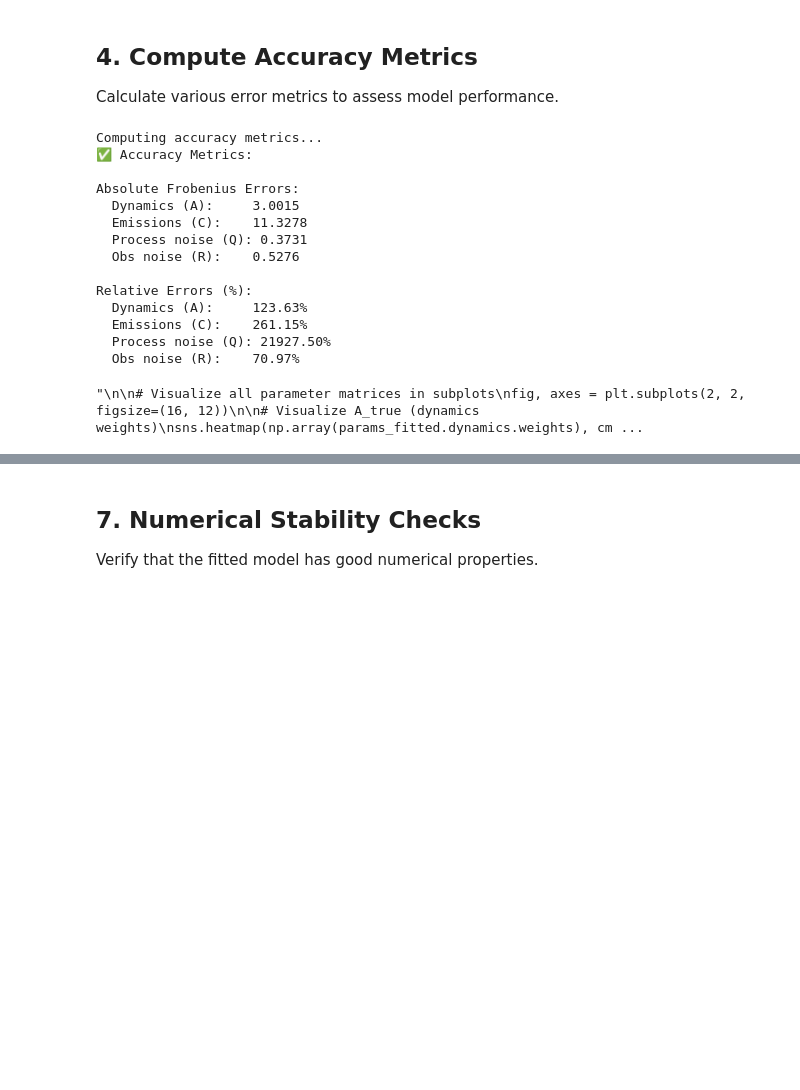
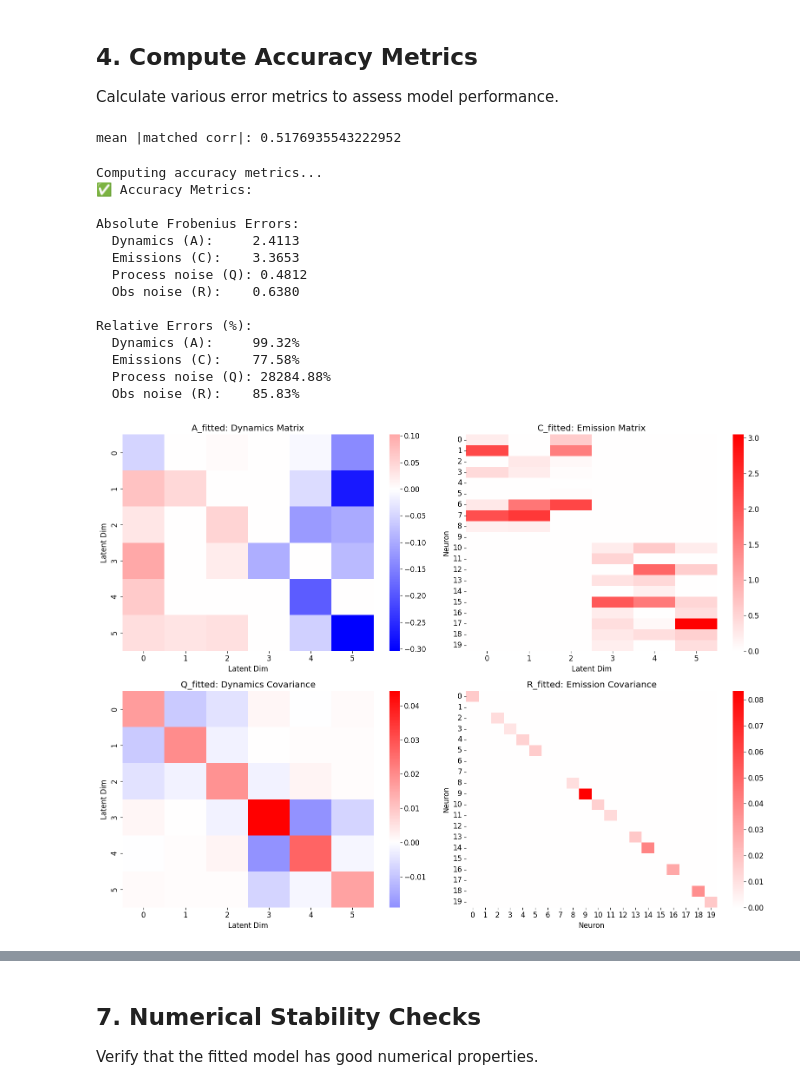
Before and after one commit to kasherri/CTDS, a Jupyter notebook: ctds_model_validation.ipynb, the cells around one changed output, grey strips where cells are left out. Cells and saved outputs as stored; diff of their text form; code cells hidden in the pictures; blank space fills up the shorter version.

Commit message:
proper C emissions update

```diff
--- a/ctds_model_validation.ipynb
+++ b/ctds_model_validation.ipynb
@@ -348,16 +348,29 @@ Text(0.5, 0, 'iteration')
 ## 4. Compute Accuracy Metrics
 
 Calculate various error metrics to assess model performance.
+# %%
+#First recover true parameters from fitted model
+A_rec, C_rec, Q_rec, info = align_single_region_ctds(
+    C_true, params_fitted.emissions.weights, params_fitted.dynamics.weights, params_fitted.dynamics.cov, block_sizes=ctds.constraints.cell_type_dimensions, ridge=1e-6
+)
+print("mean |matched corr|:", info["mean_abs_matched_corr"])
+# %% [output]
+mean |matched corr|: 0.5176935543222952
 # %%
 # Compute accuracy metrics
 print("Computing accuracy metrics...")
 
-# Frobenius norm errors for matrices
+
+A_error = jnp.linalg.norm(A_rec - A_true, 'fro')
+C_error = jnp.linalg.norm(C_rec - C_true, 'fro')
+Q_error = jnp.linalg.norm(Q_rec - Q_true, 'fro')
+R_error = jnp.linalg.norm(params_fitted.emissions.cov - R_true, 'fro')
+"""
 A_error = jnp.linalg.norm(params_fitted.dynamics.weights - A_true, 'fro')
 C_error = jnp.linalg.norm(params_fitted.emissions.weights - C_true, 'fro')
 Q_error = jnp.linalg.norm(params_fitted.dynamics.cov - Q_true, 'fro')
 R_error = jnp.linalg.norm(params_fitted.emissions.cov - R_true, 'fro')
-
+"""
 # Relative errors (normalized by true parameter magnitude)
 A_rel_error = A_error / jnp.linalg.norm(A_true, 'fro')
 C_rel_error = C_error / jnp.linalg.norm(C_true, 'fro')
@@ -389,42 +402,71 @@ axes[0, 0].set_xlabel('Latent Dim')
 axes[0, 0].set_ylabel('Latent Dim')
 
 # Visualize C_true (emission weights)
 sns.heatmap(np.array(params_fitted.emissions.weights), cmap='bwr', center=0, cbar=True, ax=axes[0, 1])
 axes[0, 1].set_title('C_true: Emission Matrix')
 axes[0, 1].set_xlabel('Latent Dim')
 axes[0, 1].set_ylabel('Neuron')
 
 # Visualize Q_true (dynamics covariance)
 sns.heatmap(np.array(params_fitted.dynamics.cov), cmap='bwr', center=0, cbar=True, ax=axes[1, 0])
 axes[1, 0].set_title('Q_true: Dynamics Covariance')
 axes[1, 0].set_xlabel('Latent Dim')
 axes[1, 0].set_ylabel('Latent Dim')
 
 # Visualize R_true (emission covariance)
 sns.heatmap(np.array(params_fitted.emissions.cov), cmap='bwr', center=0, cbar=True, ax=axes[1, 1])
 axes[1, 1].set_title('R_true: Emission Covariance')
 axes[1, 1].set_xlabel('Neuron')
 axes[1, 1].set_ylabel('Neuron')
 
 plt.tight_layout()
 plt.show()
 """
+# Visualize all parameter matrices in subplots
+fig, axes = plt.subplots(2, 2, figsize=(16, 12))
+
+# Visualize A_true (dynamics weights)
+sns.heatmap(np.array(params_fitted.dynamics.weights), cmap='bwr', center=0, cbar=True, ax=axes[0, 0])
+axes[0, 0].set_title('A_fitted: Dynamics Matrix')
+axes[0, 0].set_xlabel('Latent Dim')
+axes[0, 0].set_ylabel('Latent Dim')
+
+# Visualize C_true (emission weights)
+sns.heatmap(np.array(params_fitted.emissions.weights), cmap='bwr', center=0, cbar=True, ax=axes[0, 1])
+axes[0, 1].set_title('C_fitted: Emission Matrix')
+axes[0, 1].set_xlabel('Latent Dim')
+axes[0, 1].set_ylabel('Neuron')
+
+# Visualize Q_true (dynamics covariance)
+sns.heatmap(np.array(params_fitted.dynamics.cov), cmap='bwr', center=0, cbar=True, ax=axes[1, 0])
+axes[1, 0].set_title('Q_fitted: Dynamics Covariance')
+axes[1, 0].set_xlabel('Latent Dim')
+axes[1, 0].set_ylabel('Latent Dim')
+
+# Visualize R_true (emission covariance)
+sns.heatmap(np.array(params_fitted.emissions.cov), cmap='bwr', center=0, cbar=True, ax=axes[1, 1])
+axes[1, 1].set_title('R_fitted: Emission Covariance')
+axes[1, 1].set_xlabel('Neuron')
+axes[1, 1].set_ylabel('Neuron')
+
+plt.tight_layout()
+plt.show()
 # %% [output]
 Computing accuracy metrics...
 ✅ Accuracy Metrics:
 
 Absolute Frobenius Errors:
-  Dynamics (A):     3.0015
-  Emissions (C):    11.3278
-  Process noise (Q): 0.3731
-  Obs noise (R):    0.5276
+  Dynamics (A):     2.4113
+  Emissions (C):    3.3653
+  Process noise (Q): 0.4812
+  Obs noise (R):    0.6380
 
 Relative Errors (%):
-  Dynamics (A):     123.63%
-  Emissions (C):    261.15%
-  Process noise (Q): 21927.50%
-  Obs noise (R):    70.97%
+  Dynamics (A):     99.32%
+  Emissions (C):    77.58%
+  Process noise (Q): 28284.88%
+  Obs noise (R):    85.83%
-"\n\n# Visualize all parameter matrices in subplots\nfig, axes = plt.subplots(2, 2, figsize=(16, 12))\n\n# Visualize A_true (dynamics weights)\nsns.heatmap(np.array(params_fitted.dynamics.weights), cm ...
+[figure, added]
 # %%
 # Compute latent trajectory recovery
 print("Computing latent trajectory metrics...")
```
Also changed, not shown: parts of 8 cells of this notebook, 5 other files.
